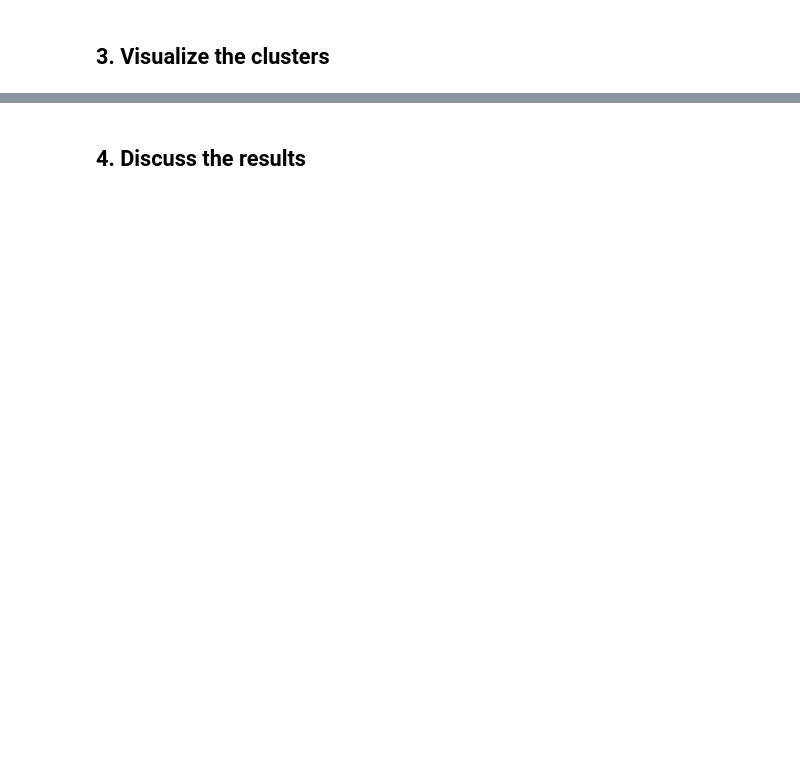
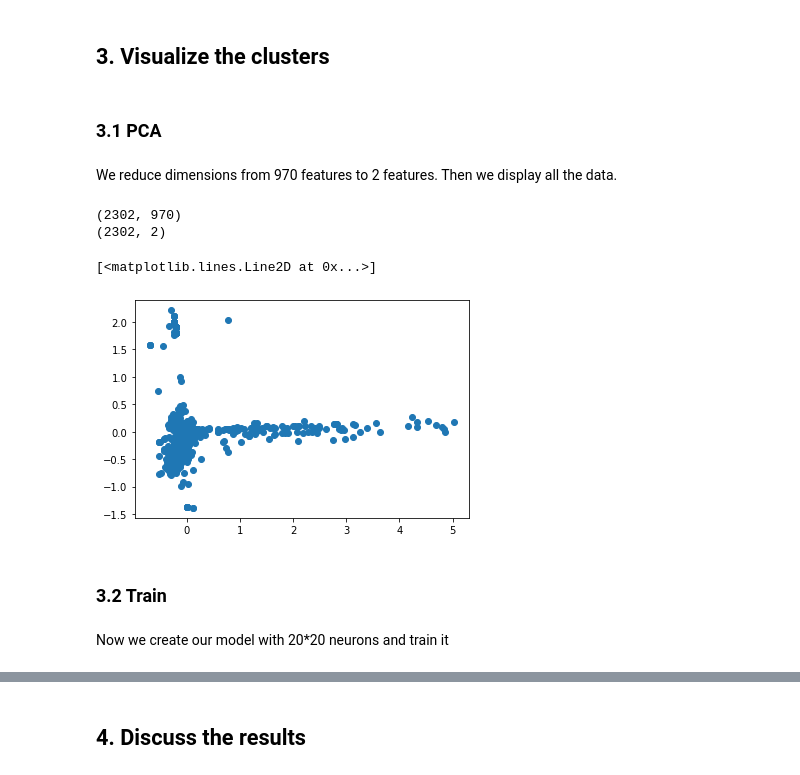
Before and after one commit to arnaud22560/P21_ML_Applications_Twitter_SOM_Clustering_NN_D1, a Jupyter notebook: Tweet Clustering with SOMs.ipynb, the cells around one changed output, grey strips where cells are left out. Saved outputs shown, nothing was run; the diff lists cells and outputs as text; code cells hidden in the pictures; blank space fills up the shorter version.

```diff
--- a/Tweet Clustering with SOMs.ipynb
+++ b/Tweet Clustering with SOMs.ipynb
@@ -273,3 +265,13 @@ We have 7396 unique words in our dictionary, now we have to decide where to prun
     - I'll take away the 30 most frequent words (provisional)
 - We will also remove the **least frequent** words by keeping only the 1000 most frequent words
     - We could think about increasing this number to get a better perfromance
+# %%
+# We will only get the 1000 most frequent words
+tokenizer.num_words = 1000
+
+# Vectorize texts into one-hot enconding representations
+train_vectors = tokenizer.texts_to_matrix(train_tweets, mode='count')
+
+print('First tweet: ' + train_tweets[0])
+print('\nVector representation of the first tweet:\n' + str(train_vectors[0]))
+print('\nShape of the training set (nb_examples, vector_size): ' + str(train_vectors.shape))
@@ -276,25 +321,19 @@ We have 7396 unique words in our dictionary, now we have to decide where to prun
 # %%
-nb_upper_cut = 30
-nb_words = 1000
+#### Alternative method (more complex)  #########3
 
-# Store the word index for the 30 most frequent words
+nb_words_to_remove = 30
+
+# Store the word index for the 30 most frequent words and the 1000 following words
 words_to_remove_indexes = []
-words_to_keep_indexes = []
 for i, word in enumerate(sorted(word_count, key=word_count.get, reverse=True)):
-    if (i <= nb_upper_cut):
-        words_to_remove_indexes.append(word_index[word])
-    else:
-        words_to_keep_indexes.append(word_index[word])
-    if i == nb_words + nb_upper_cut:
+    words_to_remove_indexes.append(word_index[word])
+    if i == nb_words_to_remove:
         break
 
 # Remove the 30 most common words from the vector array
-train_vectors_reduced = np.delete(train_vectors, words_to_remove, 1)
-print('Removed the ' + str(nb_upper_cut) + ' most frequent words, with indexes: ' + str(most_frequent_words_indexes))
-print('New shape of the training set (nb_examples, vector_size): ' + str(train_vectors_reduced.shape))
+train_vectors_reduced = np.delete(train_vectors, words_to_remove_indexes, 1)
 
-# Keep only the first 1000 words
-train_vectors_reduced = train_vectors_reduced[:, words_to_keep_indexes]
-print('Kept the first ' + str(nb_words) + ' most frequent words, with indexes: ' + str(most_frequent_words_indexes))
-print('New shape of the training set (nb_examples, vector_size): ' + str(train_vectors_reduced.shape))
+print('First tweet: ' + train_tweets[0])
+print('\nNew vector representation of the first tweet:\n' + str(train_vectors_reduced[0]))
+print('\nNew shape of the training set (nb_examples, vector_size): ' + str(train_vectors_reduced.shape))
 # %% [output]
@@ -302,2 +357,24 @@ NameError: name 'words_to_remove' is not defined
 # %% [markdown]
 ## 3. Visualize the clusters
+# %% [markdown]
+### 3.1 PCA
+# %% [markdown]
+We reduce dimensions from 970 features to 2 features. Then we display all the data.
+# %%
+print(train_vectors_reduced.shape)
+pca = PCA(n_components=2)
+vectors2d = pca.fit_transform(train_vectors_reduced)
+print(vectors2d.shape)
+# %% [output]
+(2302, 970)
+(2302, 2)
+# %%
+fig = plt.figure()
+plt.plot(vectors2d[:,0], vectors2d[:,1],'o')
+# %% [output]
+[<matplotlib.lines.Line2D at 0x...>]
+[figure, added]
+# %% [markdown]
+### 3.2 Train
+# %% [markdown]
+Now we create our model with 20\*20 neurons and train it
```
Also changed, not shown: parts of 17 cells of this notebook, 5 other files.
